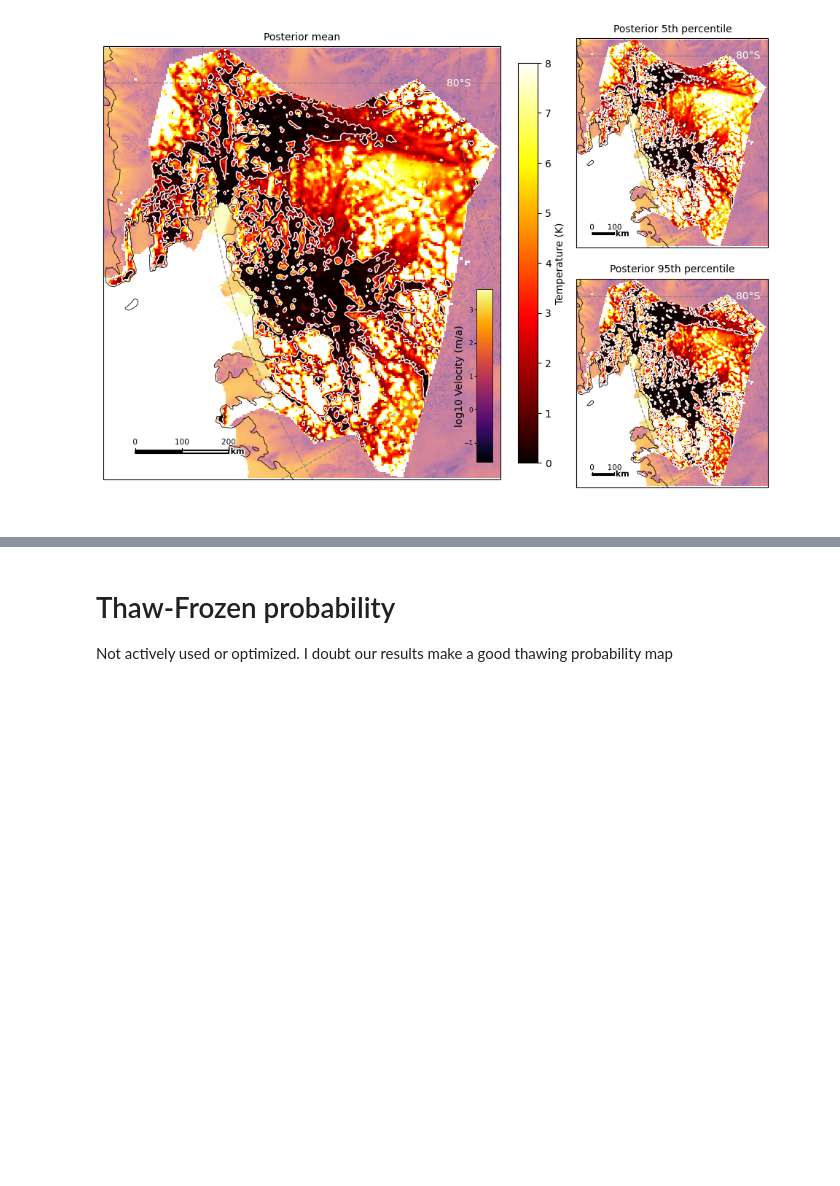
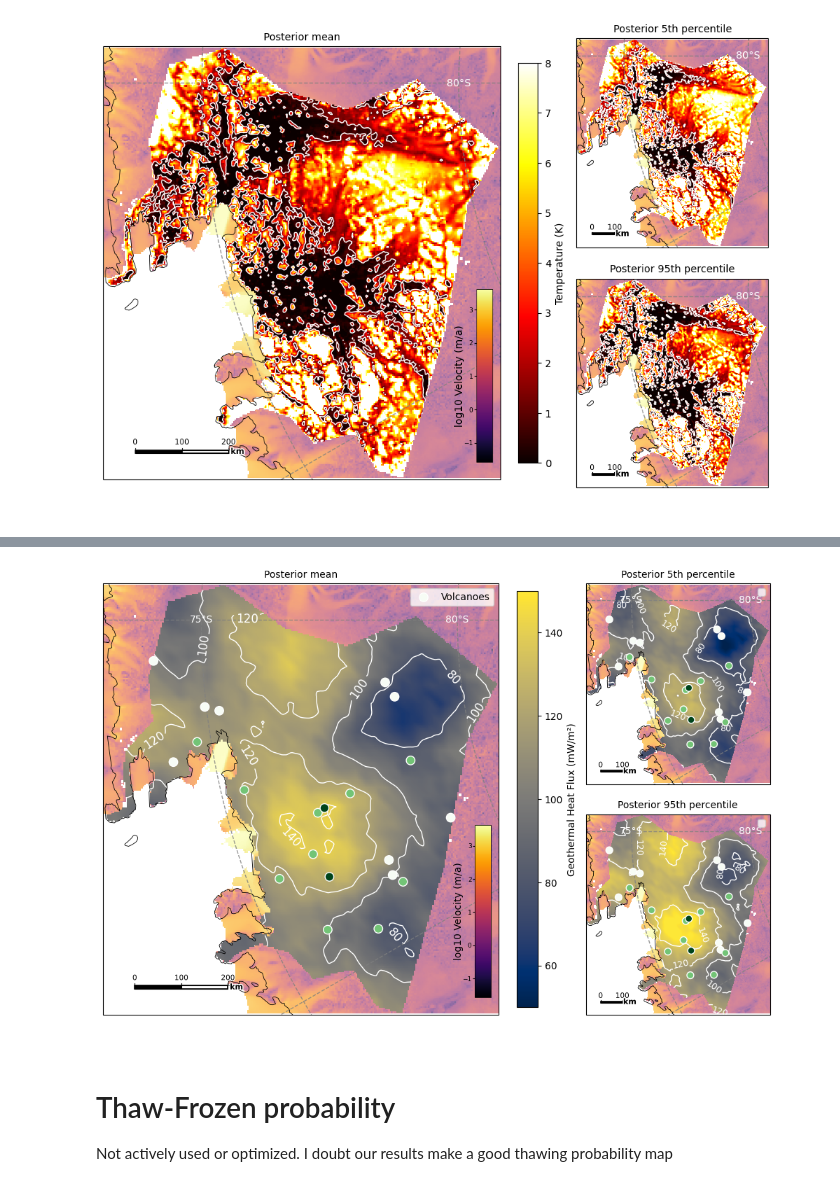
Before and after one commit to alastairyang/GMR-inference, a Jupyter notebook: notebooks/makeFigs.ipynb, the cells around one changed output, grey strips where cells are left out. Drawn from its saved outputs; the diff is of its cells as text; code cells hidden in the pictures; blank space fills up the shorter version.

Commit message:
GHF figures made with volcano locations

```diff
--- a/notebooks/makeFigs.ipynb
+++ b/notebooks/makeFigs.ipynb
@@ -168,3 +171,11 @@ fig = plotit.plot(data = (posterior_mean, posterior_lower, posterior_higher),
 fig.savefig("../figs/posterior_5-mean-95_oficial.png", dpi=300, bbox_inches='tight')
 # %% [output]
 [figure]
+# %%
+GHF_samples = GHF_samples * 1e3 # convert from W/m^2 to mW/m^2
+
+ghf_low, ghf_high = low_high_marginal_percentile(GHF_samples, low_percentile=5, high_percentile=95)
+ghf_low = ghf_low.reshape(nx, ny)
+ghf_high = ghf_high.reshape(nx, ny)
+
+ghf_mean = np.mean(GHF_samples, axis=0).reshape(nx, ny)
@@ -170,0 +255,72 @@ fig.savefig("../figs/posterior_5-mean-95_oficial.png", dpi=300, bbox_inches='tig
+# %%
+from pyproj import Transformer
+from scipy.interpolate import griddata
+import cartopy.crs as ccrs
+import cartopy.mpl.geoaxes as geoaxes
+import numpy as np
+import pandas as pd
+from IPython.display import display
+
+# ── Load and filter by confidence ────────────────────────────────────────
+volcano_path = "../data/other-inputs/vanWykDeVries2017_Table2_subglacial_cones.csv"
+volcano      = pd.read_csv(volcano_path)
+
+confidence_threshold = 4
+conf_mask    = volcano['Confidence_Sum'].values >= confidence_threshold
+volcano_lat  = volcano['Latitude'].values[conf_mask]
+volcano_lon  = volcano['Longitude'].values[conf_mask]
+volcano_conf = volcano['Confidence_Sum'].values[conf_mask]
+
+# ── Project lat/lon → polar stereographic (same as model grid) ───────────
+transformer  = Transformer.from_crs("epsg:4326", "epsg:3031", always_xy=True)
+volcano_x, volcano_y = transformer.transform(volcano_lon, volcano_lat)
+
+# ── Find which volcanoes fall inside the model domain ────────────────────
+X_md, Y_md  = np.meshgrid(xs_ase, ys_ase)
+grid_points = np.column_stack((X_md.flatten(), Y_md.flatten()))
+
+domain_at_volcanoes = griddata(
+    grid_points,
+    aux_data['mask'].flatten(),
+    np.column_stack((volcano_x, volcano_y)),
+    method='nearest'
+)
+volcano_in_domain    = domain_at_volcanoes.astype(bool)
+volcano_x_in_domain  = volcano_x[volcano_in_domain]
+volcano_y_in_domain  = volcano_y[volcano_in_domain]
+volcano_conf_in_domain = volcano_conf[volcano_in_domain]
+
+print(f"Volcanoes after confidence filter: {len(volcano_lat)}")
+print(f"Volcanoes inside model domain:     {len(volcano_x_in_domain)}")
+
+plt.close('all')
+fig = plotit_ghf.plot(data = (posterior_mean, posterior_lower, posterior_higher),
+                      background= background,
+                      layout = 'main+stack')
+
+# plot the scattered data
+for ax in fig.axes:
+    if not isinstance(ax, geoaxes.GeoAxes):
+        continue
+    if ax.get_label() == 'main':
+        scatter_size = 80
+        volcano_label = "Volcanoes"
+    else:
+        scatter_size = 50
+        volcano_label = None
+    ax.scatter(
+        volcano_x_in_domain,
+        volcano_y_in_domain,
+        c=volcano_conf_in_domain,
+        cmap='Greens',
+        edgecolor='white',
+        s=scatter_size,
+        zorder=10,
+        label=volcano_label,
+        transform=ccrs.epsg(3031)
+    )
+    ax.legend(loc='upper right', fontsize=10)
+
+
+fig.savefig("../figs/ghf_5-mean-95_official_with_volcanoes.png", dpi=300, bbox_inches='tight')
+# %% [output]
@@ -171,3 +329,4 @@ fig.savefig("../figs/posterior_5-mean-95_oficial.png", dpi=300, bbox_inches='tig
+[figure, added]
 # %% [markdown]
 # Thaw-Frozen probability
 
```
Also changed, not shown: parts of 9 cells of this notebook, 3 other files.
